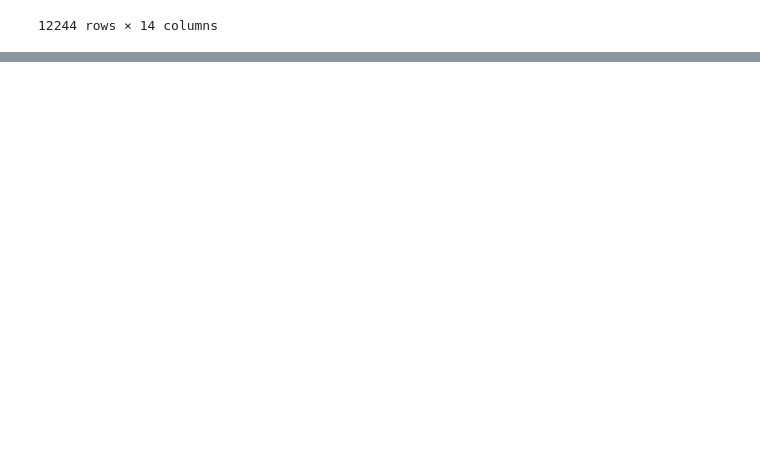
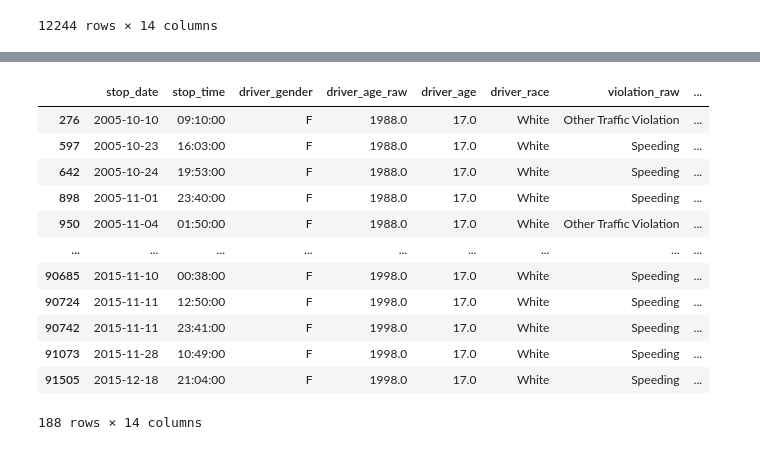
Before and after one commit to Jaygit1729/Learn_Data_Science_in_100Days, a Jupyter notebook: Day_8_Pandas_Read and Write DataFrame/Day_8_Pandas_Read and Write DataFrame.ipynb, the cells around one changed output, grey strips where cells are left out. Cells and saved outputs as stored; diff of their text form; code cells hidden in the pictures; blank space fills up the shorter version.

```diff
--- a/Day_8_Pandas_Read and Write DataFrame/Day_8_Pandas_Read and Write DataFrame.ipynb
+++ b/Day_8_Pandas_Read and Write DataFrame/Day_8_Pandas_Read and Write DataFrame.ipynb
@@ -275,0 +331,16 @@ df.groupby('driver_race').get_group('Black')
+# %%
+df.query('driver_age == 17 and driver_gender =="F"')
+# %% [output]
+|  | stop_date | stop_time | driver_gender | driver_age_raw | driver_age | driver_race | violation_raw | ... |
+| 276 | 2005-10-10 | 09:10:00 | F | 1988.0 | 17.0 | White | Other Traffic Violation | ... |
+| 597 | 2005-10-23 | 16:03:00 | F | 1988.0 | 17.0 | White | Speeding | ... |
+| 642 | 2005-10-24 | 19:53:00 | F | 1988.0 | 17.0 | White | Speeding | ... |
+| 898 | 2005-11-01 | 23:40:00 | F | 1988.0 | 17.0 | White | Speeding | ... |
+| 950 | 2005-11-04 | 01:50:00 | F | 1988.0 | 17.0 | White | Other Traffic Violation | ... |
+| ... | ... | ... | ... | ... | ... | ... | ... | ... |
+| 90685 | 2015-11-10 | 00:38:00 | F | 1998.0 | 17.0 | White | Speeding | ... |
+| 90724 | 2015-11-11 | 12:50:00 | F | 1998.0 | 17.0 | White | Speeding | ... |
+| 90742 | 2015-11-11 | 23:41:00 | F | 1998.0 | 17.0 | White | Speeding | ... |
+| 91073 | 2015-11-28 | 10:49:00 | F | 1998.0 | 17.0 | White | Speeding | ... |
+| 91505 | 2015-12-18 | 21:04:00 | F | 1998.0 | 17.0 | White | Speeding | ... |
+188 rows × 14 columns
```
Also changed, not shown: parts of 48 cells of this notebook.
